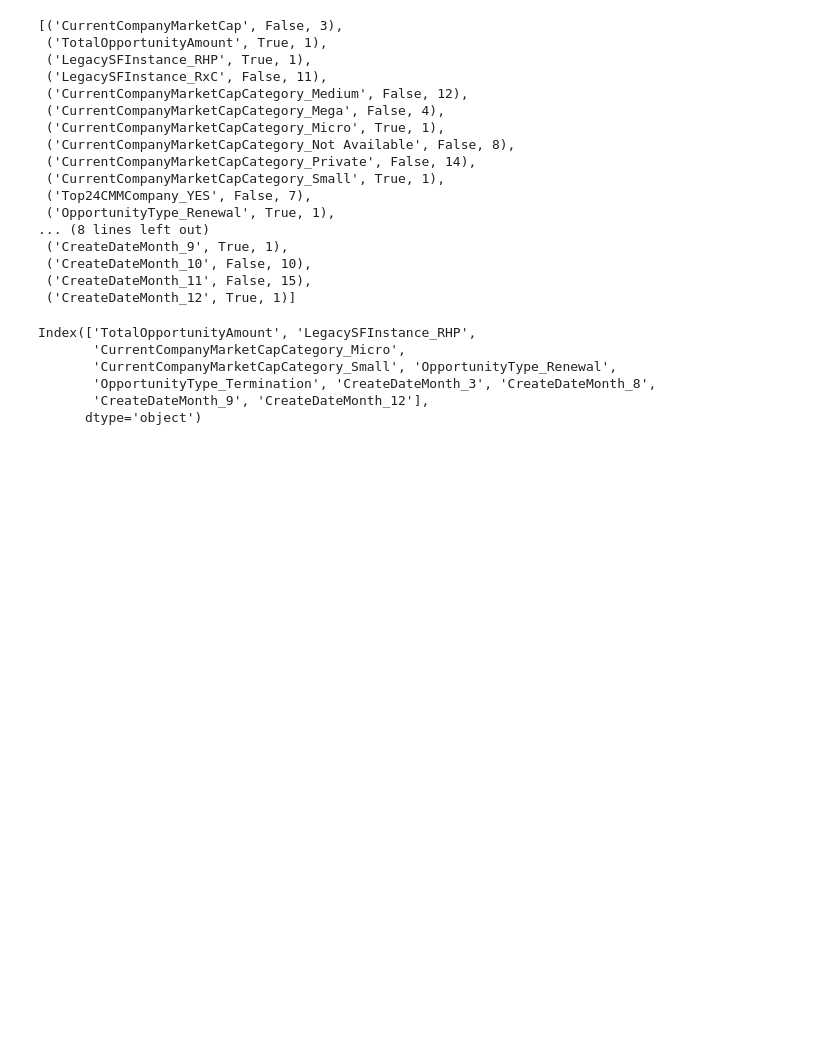
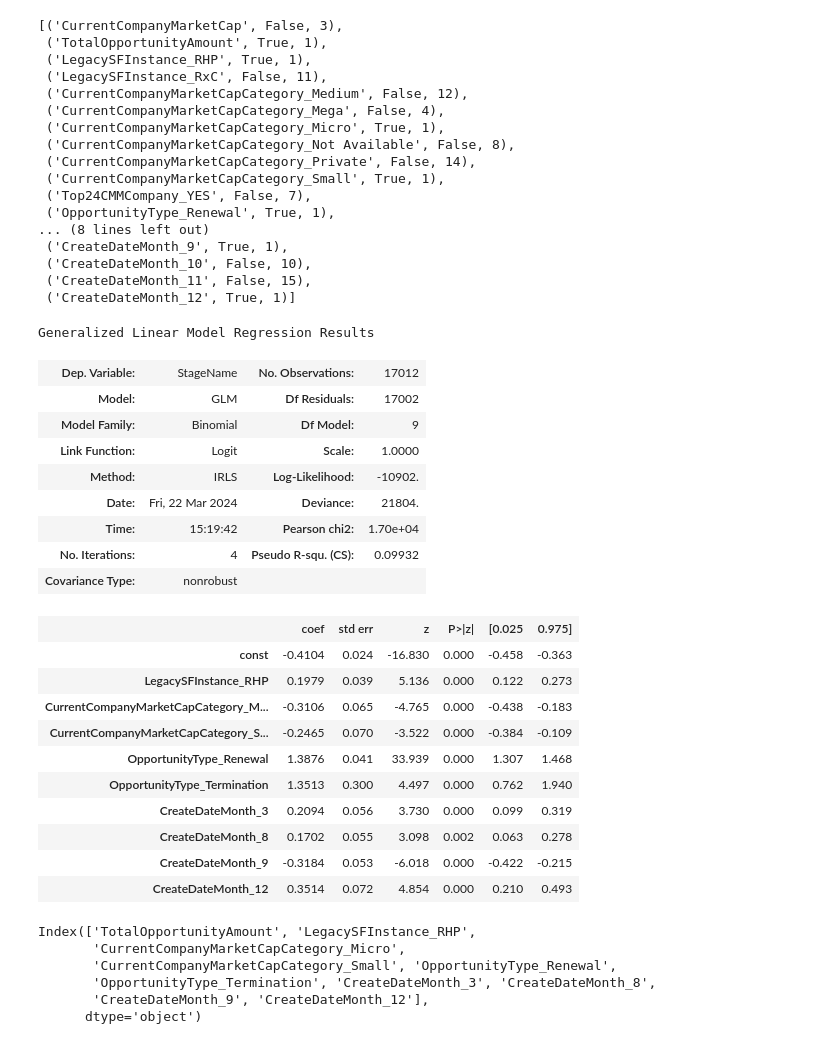
Before and after one commit to Krescenskok/DataScienceSessions, a Jupyter notebook: XGBoost.ipynb, the cells around one changed output. Cells and saved outputs as stored; diff of their text form; code cells hidden in the pictures; blank space fills up the shorter version.

Commit message:
market basket

```diff
--- a/XGBoost.ipynb
+++ b/XGBoost.ipynb
@@ -325,6 +325,30 @@ list(zip(X_train.columns, rfe.support_, rfe.ranking_))
  ('CreateDateMonth_10', False, 10),
  ('CreateDateMonth_11', False, 15),
  ('CreateDateMonth_12', True, 1)]
+# %%
+lm.fit().summary()
+# %% [output]
+Generalized Linear Model Regression Results
+| Dep. Variable: | StageName | No. Observations: | 17012 |
+| Model: | GLM | Df Residuals: | 17002 |
+| Model Family: | Binomial | Df Model: | 9 |
+| Link Function: | Logit | Scale: | 1.0000 |
+| Method: | IRLS | Log-Likelihood: | -10902. |
+| Date: | Fri, 22 Mar 2024 | Deviance: | 21804. |
+| Time: | 15:19:42 | Pearson chi2: | 1.70e+04 |
+| No. Iterations: | 4 | Pseudo R-squ. (CS): | 0.09932 |
+| Covariance Type: | nonrobust |  |  |
+|  | coef | std err | z | P>|z| | [0.025 | 0.975] |
+| const | -0.4104 | 0.024 | -16.830 | 0.000 | -0.458 | -0.363 |
+| LegacySFInstance_RHP | 0.1979 | 0.039 | 5.136 | 0.000 | 0.122 | 0.273 |
+| CurrentCompanyMarketCapCategory_M... | -0.3106 | 0.065 | -4.765 | 0.000 | -0.438 | -0.183 |
+| CurrentCompanyMarketCapCategory_S... | -0.2465 | 0.070 | -3.522 | 0.000 | -0.384 | -0.109 |
+| OpportunityType_Renewal | 1.3876 | 0.041 | 33.939 | 0.000 | 1.307 | 1.468 |
+| OpportunityType_Termination | 1.3513 | 0.300 | 4.497 | 0.000 | 0.762 | 1.940 |
+| CreateDateMonth_3 | 0.2094 | 0.056 | 3.730 | 0.000 | 0.099 | 0.319 |
+| CreateDateMonth_8 | 0.1702 | 0.055 | 3.098 | 0.002 | 0.063 | 0.278 |
+| CreateDateMonth_9 | -0.3184 | 0.053 | -6.018 | 0.000 | -0.422 | -0.215 |
+| CreateDateMonth_12 | 0.3514 | 0.072 | 4.854 | 0.000 | 0.210 | 0.493 |
 # %%
 col = X_train.columns[rfe.support_]
 col
```
Also changed, not shown: parts of 17 cells of this notebook, 3 other files.
